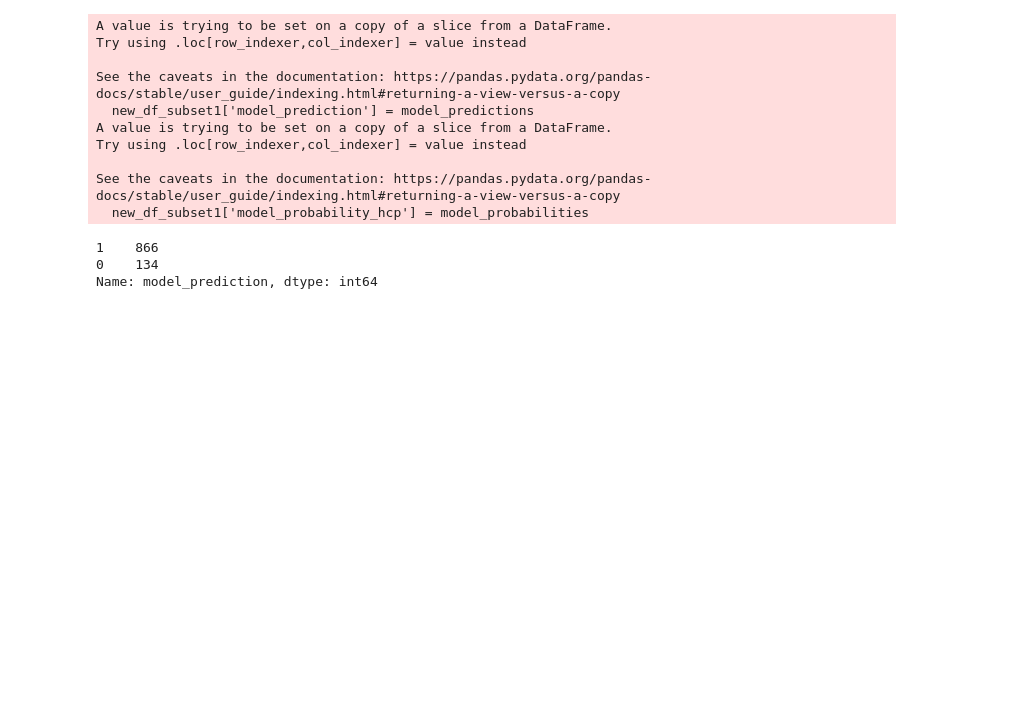
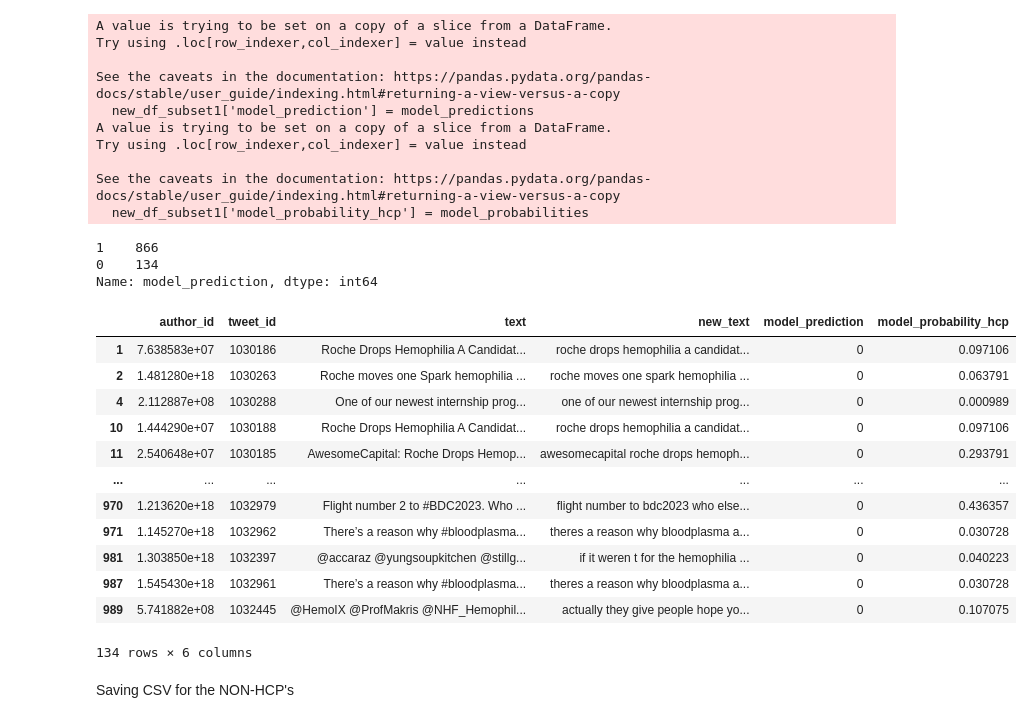
Before and after one commit to nisha1365/GEN-AI-POC, a Jupyter notebook: HCP_v_s_Non_HCP_ROberta.ipynb, the cells around one changed output. Saved outputs shown, nothing was run; the diff lists cells and outputs as text; code cells hidden in the pictures; blank space fills up the shorter version.

```diff
--- a/HCP_v_s_Non_HCP_ROberta.ipynb
+++ b/HCP_v_s_Non_HCP_ROberta.ipynb
@@ -214,3 +267,22 @@ new_df_subset1['model_prediction'].value_counts()
 1    866
 0    134
 Name: model_prediction, dtype: int64
+# %%
+df_model_0  = new_df_subset1[new_df_subset1['model_prediction'] == 0]
+df_model_0
+# %% [output]
+|  | author_id | tweet_id | text | new_text | model_prediction | model_probability_hcp |
+| 1 | 7.638583e+07 | 1030186 | Roche Drops Hemophilia A Candidat... | roche drops hemophilia a candidat... | 0 | 0.097106 |
+| 2 | 1.481280e+18 | 1030263 | Roche moves one Spark hemophilia ... | roche moves one spark hemophilia ... | 0 | 0.063791 |
+| 4 | 2.112887e+08 | 1030288 | One of our newest internship prog... | one of our newest internship prog... | 0 | 0.000989 |
+| 10 | 1.444290e+07 | 1030188 | Roche Drops Hemophilia A Candidat... | roche drops hemophilia a candidat... | 0 | 0.097106 |
+| 11 | 2.540648e+07 | 1030185 | AwesomeCapital: Roche Drops Hemop... | awesomecapital roche drops hemoph... | 0 | 0.293791 |
+| ... | ... | ... | ... | ... | ... | ... |
+| 970 | 1.213620e+18 | 1032979 | Flight number 2 to #BDC2023. Who ... | flight number to bdc2023 who else... | 0 | 0.436357 |
+| 971 | 1.145270e+18 | 1032962 | There’s a reason why #bloodplasma... | theres a reason why bloodplasma a... | 0 | 0.030728 |
+| 981 | 1.303850e+18 | 1032397 | @accaraz @yungsoupkitchen @stillg... | if it weren t for the hemophilia ... | 0 | 0.040223 |
+| 987 | 1.545430e+18 | 1032961 | There’s a reason why #bloodplasma... | theres a reason why bloodplasma a... | 0 | 0.030728 |
+| 989 | 5.741882e+08 | 1032445 | @HemoIX @ProfMakris @NHF_Hemophil... | actually they give people hope yo... | 0 | 0.107075 |
+134 rows × 6 columns
+# %% [markdown]
+Saving CSV for the NON-HCP's
```
Also changed, not shown: parts of 12 cells of this notebook.
